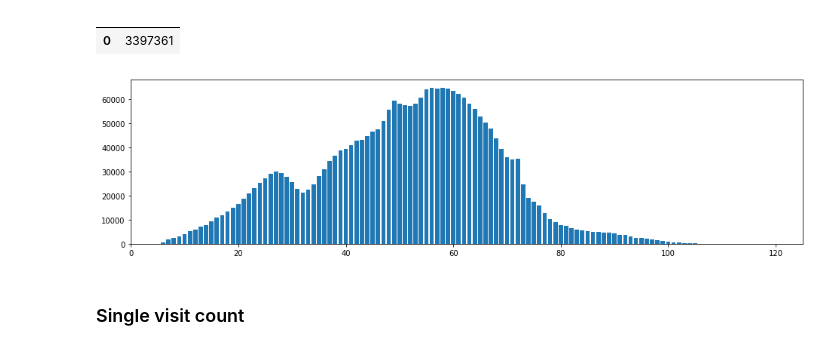
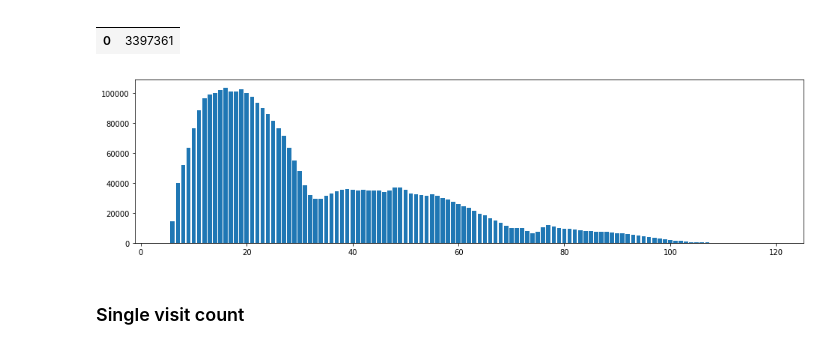
Before and after one commit to brettbj/association-robustness, a Jupyter notebook: Exploration.ipynb, the cells around one changed output. Saved outputs shown, nothing was run; the diff lists cells and outputs as text; code cells hidden in the pictures.

Commit message:
Age histograms for control groups

```diff
--- a/Exploration.ipynb
+++ b/Exploration.ipynb
@@ -116,11 +114,11 @@ ax.legend(handles=[old_bars, new_bars], labels=[y_old, y_new])
 def age_histogram(group_table=None, cxn=cxn, ax=None, **plot_params):
     if group_table is None:
         query = ("select 119 - BirthYearMinus1900 as age, count(*) as ageCount"
-                " from Member"
+                " from gmw3.dbo.Member"
                 " group by BirthYearMinus1900")
     else:
         query = ("select 119 - BirthYearMinus1900 as age, count(*) as ageCount"
-                " from Member as t1"
+                " from gmw3.dbo.Member as t1"
                 " inner join %s as t2"
                 " on t1.MemberNum=t2.MemberNum"
                 " group by BirthYearMinus1900"
@@ -378,9 +386,9 @@ pd.read_sql('select count(*) from t2dControlEmergeNoLab', hy_cxn)
 | 0 | 3397361 |
 # %%
 plt.figure(figsize=(16, 4))
-age_histogram(group_table='hy180.dbo.t2dControlEmergeNoLab')
+hist = age_histogram(group_table='hy180.dbo.t2dControlEmergeNoLab')
 # %% [output]
-[figure, old version]
+[figure, new version]
 # %% [markdown]
 ### Single visit count
 # %%
```
Also changed, not shown: parts of 5 cells of this notebook.
